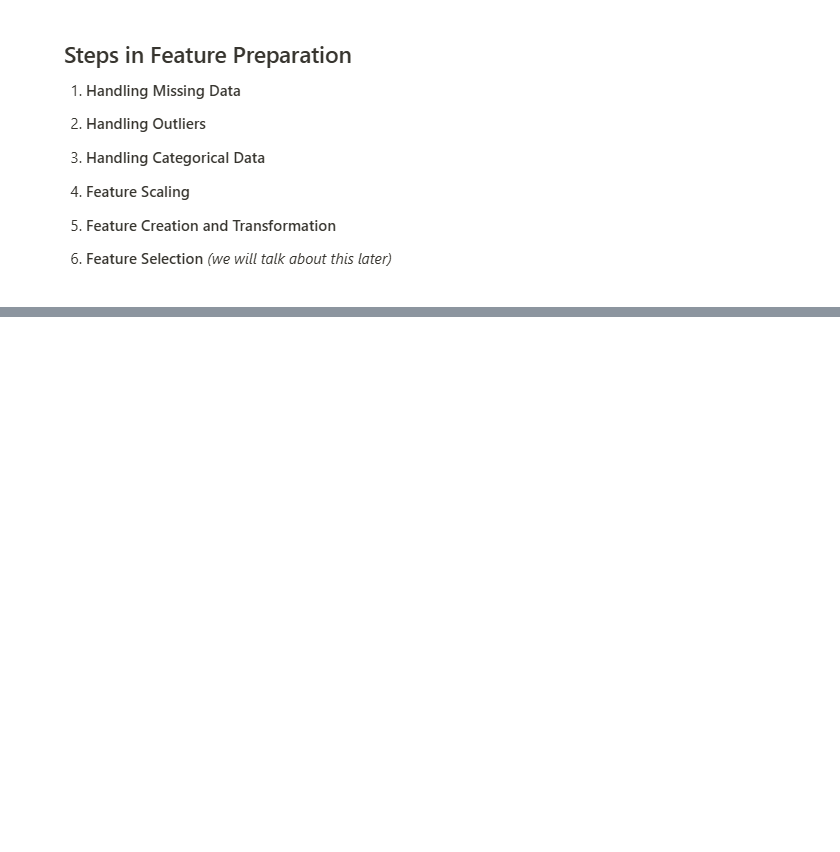
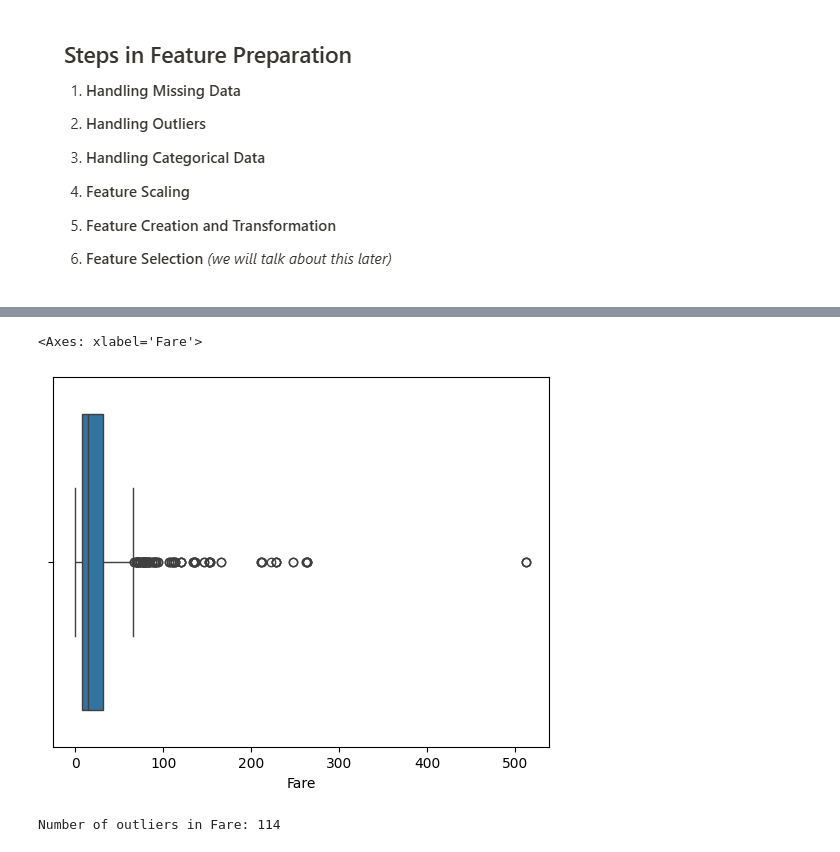
Before and after one commit to hgabrali/Machine-Learning, a Jupyter notebook: Features_Preparation.ipynb, the cells around one changed output, grey strips where cells are left out. Drawn from its saved outputs; the diff is of its cells as text; code cells hidden in the pictures; blank space fills up the shorter version.

```diff
--- a/Features_Preparation.ipynb
+++ b/Features_Preparation.ipynb
@@ -8,0 +11,11 @@
+# %%
+import pandas as pd
+
+# Construct a downloadable link
+dwn_url = f"https://drive.google.com/uc?export=download&id=1mB59W8xns79dpP50HeAAOyoyiauh1US2"
+
+# Read directly into pandas
+df = pd.read_csv(dwn_url)
+
+# Check first few rows
+df.head()
@@ -8,0 +58,5 @@
+# %%
+df_dropped = df.dropna(subset=["Embarked"]) # Drop the rows
+df_dropped["Embarked"].isnull().sum() # Check again
+
+#Note: we are not dropping them in the original dataset, but in a new one called df_dropped.
@@ -8,0 +71,3 @@
+# %%
+df_dropped.loc[:, "Age"] = df_dropped["Age"].fillna(df_dropped["Age"].median()) # Replace
+df_dropped["Age"].isnull().sum() # Check again
@@ -8,0 +124,25 @@
+# %%
+# 1. Visualize Outliers:
+
+import seaborn as sns
+
+sns.boxplot(x=df_dropped["Fare"])
+
+# Observation: Most fares are below 100, but a few extreme outliers exist (> 500).
+# %% [output]
+<Axes: xlabel='Fare'>
+[figure, added]
+# %%
+# 2. Detect Outliers Using IQR:
+
+Q1 = df_dropped["Fare"].quantile(0.25)
+Q3 = df_dropped["Fare"].quantile(0.75)
+IQR = Q3 - Q1
+
+lower_bound = Q1 - 1.5 * IQR
+upper_bound = Q3 + 1.5 * IQR
+
+outliers = df_dropped[(df_dropped["Fare"] < lower_bound) | (df_dropped["Fare"] > upper_bound)]
+print(f"Number of outliers in Fare: {len(outliers)}")
+# %% [output]
+Number of outliers in Fare: 114
```
Also changed, not shown: parts of 63 cells of this notebook.
